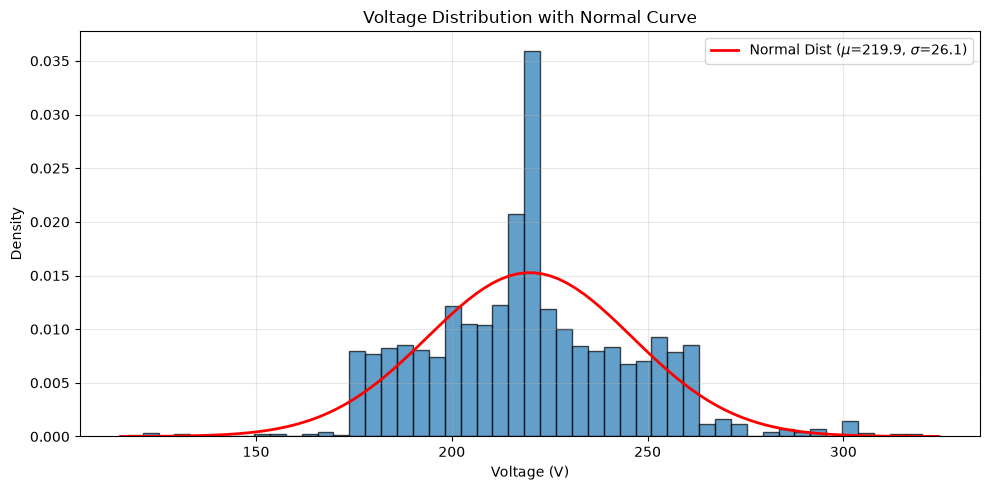
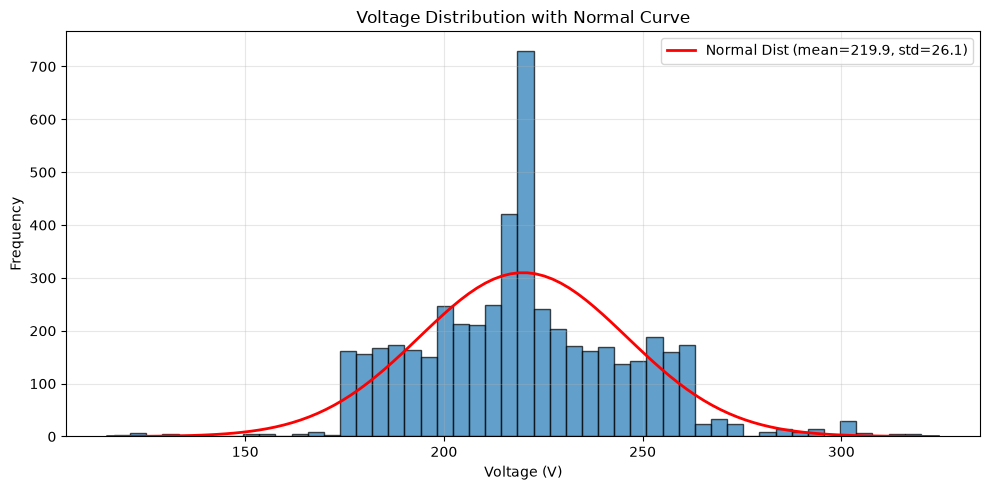
The notebook cell's code change between the first figure and the second:
--- before
+++ after
@@ -1,10 +1,11 @@
 # Visualization 2: Voltage distribution with normal curve overlay
 plt.figure(figsize=(10, 5))
-count, bins, ignored = plt.hist(voltage, bins=50, density=True, alpha=0.7, edgecolor='black')
+count, bins, ignored = plt.hist(voltage, bins=50, alpha=0.7, edgecolor='black')
 mu, sigma = avg_voltage, std_voltage
+bin_width = bins[1] - bins[0]
 x = np.linspace(mu - 4*sigma, mu + 4*sigma, 100)
-plt.plot(x, stats.norm.pdf(x, mu, sigma), 'r-', linewidth=2, label='Normal Dist (mean=' + f'{mu:.1f}' + ', std=' + f'{sigma:.1f}' + ')')
+plt.plot(x, stats.norm.pdf(x, mu, sigma) * len(voltage) * bin_width, 'r-', linewidth=2, label='Normal Dist (mean=' + f'{mu:.1f}' + ', std=' + f'{sigma:.1f}' + ')')
 plt.xlabel('Voltage (V)')
-plt.ylabel('Density')
+plt.ylabel('Frequency')
 plt.title('Voltage Distribution with Normal Curve')
 plt.legend()

Commit: update